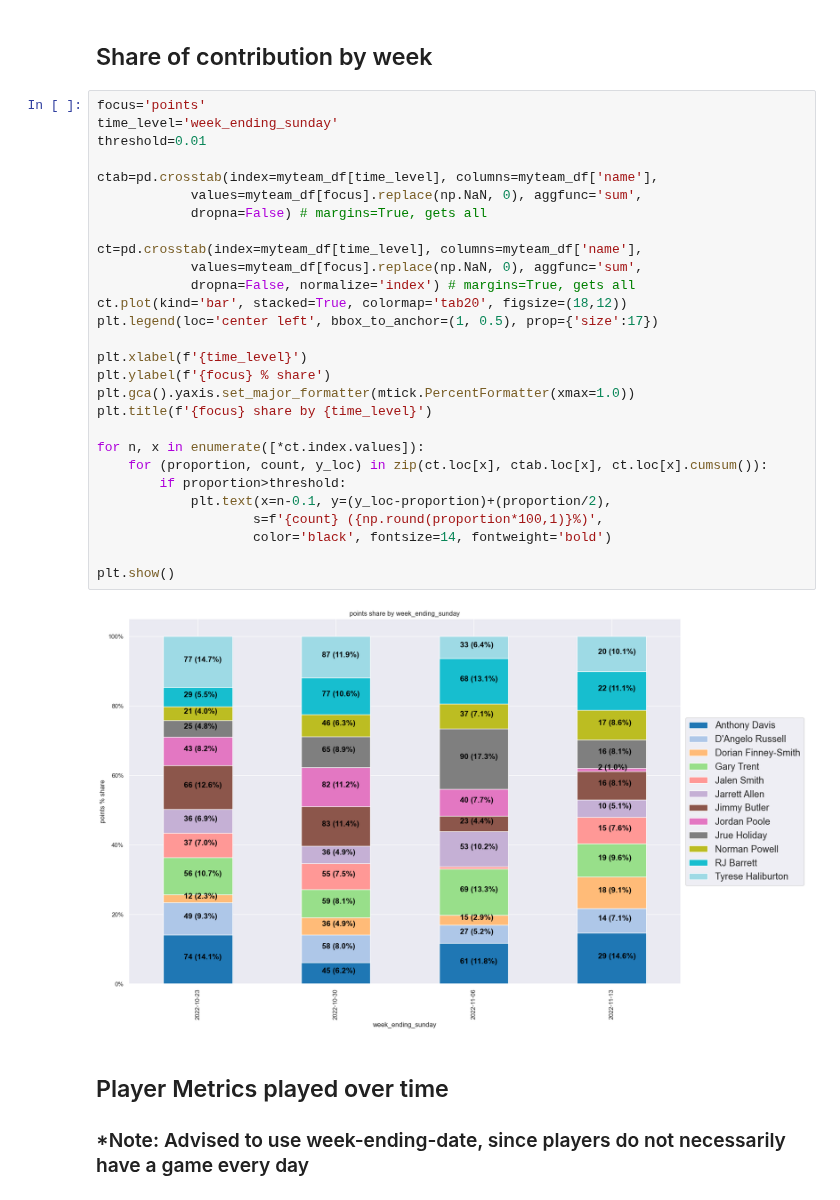
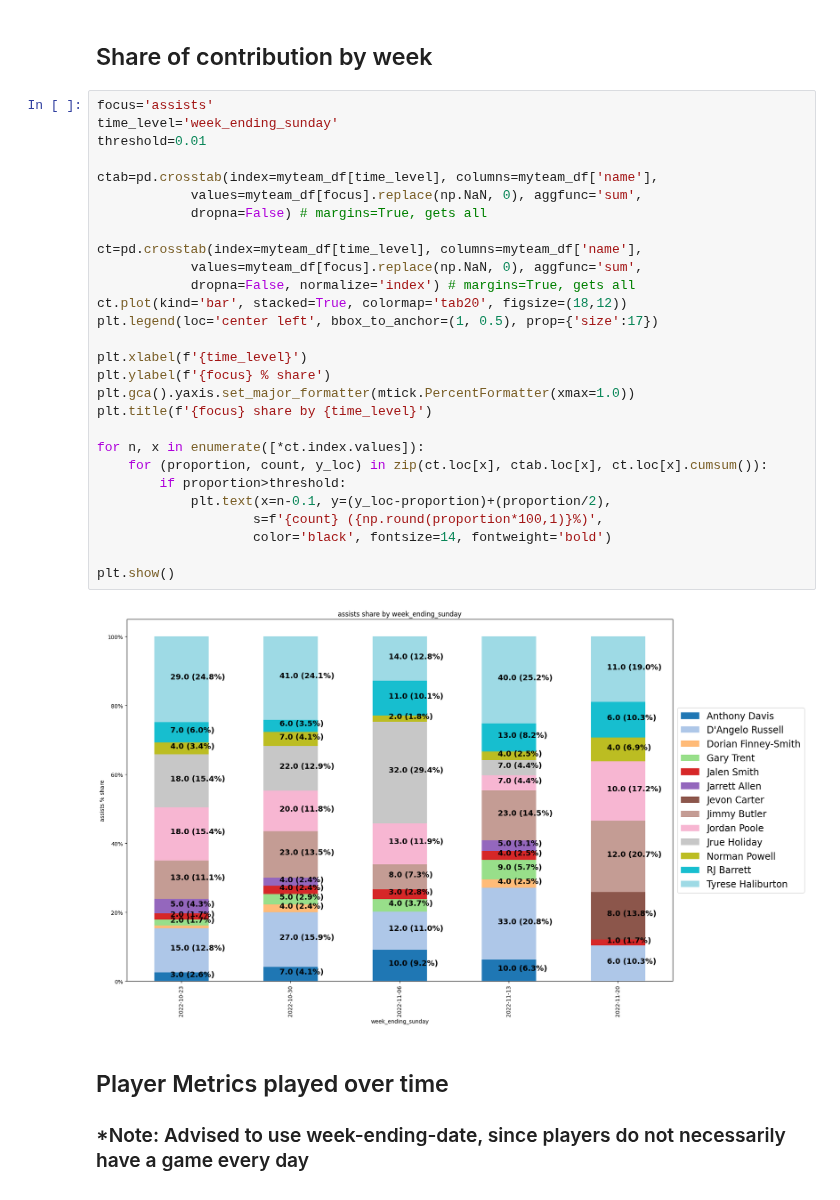
Before and after one commit to francisco-avalos/fantasy_basketball, a Jupyter notebook: Basketball Analysis.ipynb, the cells around one changed output. Saved outputs shown, nothing was run; the diff lists cells and outputs as text.

```diff
--- a/Basketball Analysis.ipynb
+++ b/Basketball Analysis.ipynb
@@ -148,35 +148,35 @@ plt.show()
 # %% [markdown]
 ## Share of contribution by week
 # %%
-focus='points'
+focus='assists'
 time_level='week_ending_sunday'
 threshold=0.01
 
 ctab=pd.crosstab(index=myteam_df[time_level], columns=myteam_df['name'],
             values=myteam_df[focus].replace(np.NaN, 0), aggfunc='sum',
             dropna=False) # margins=True, gets all
 
 ct=pd.crosstab(index=myteam_df[time_level], columns=myteam_df['name'],
             values=myteam_df[focus].replace(np.NaN, 0), aggfunc='sum',
             dropna=False, normalize='index') # margins=True, gets all
 ct.plot(kind='bar', stacked=True, colormap='tab20', figsize=(18,12))
 plt.legend(loc='center left', bbox_to_anchor=(1, 0.5), prop={'size':17})
 
 plt.xlabel(f'{time_level}')
 plt.ylabel(f'{focus} % share')
 plt.gca().yaxis.set_major_formatter(mtick.PercentFormatter(xmax=1.0))
 plt.title(f'{focus} share by {time_level}')
 
 for n, x in enumerate([*ct.index.values]):
     for (proportion, count, y_loc) in zip(ct.loc[x], ctab.loc[x], ct.loc[x].cumsum()):
         if proportion>threshold:
             plt.text(x=n-0.1, y=(y_loc-proportion)+(proportion/2),
                     s=f'{count} ({np.round(proportion*100,1)}%)',
                     color='black', fontsize=14, fontweight='bold')
 
 plt.show()
 # %% [output]
-[figure, old version]
+[figure, new version]
 # %% [markdown]
 ## Player Metrics played over time
 ### *Note: Advised to use week-ending-date, since players do not necessarily have a game every day
```
Also changed, not shown: parts of 3 cells of this notebook, 3 other files.
